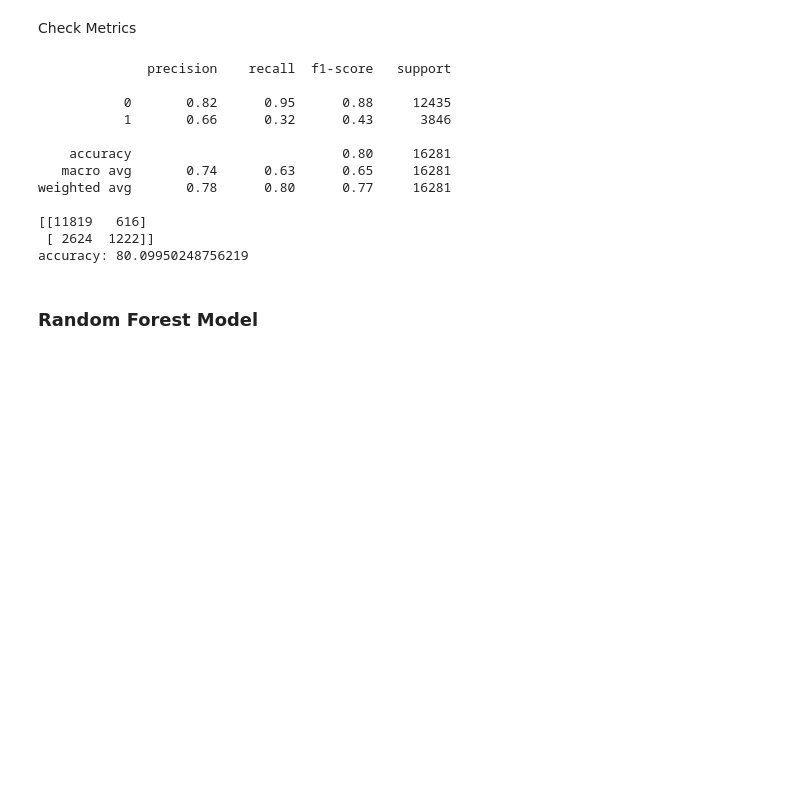
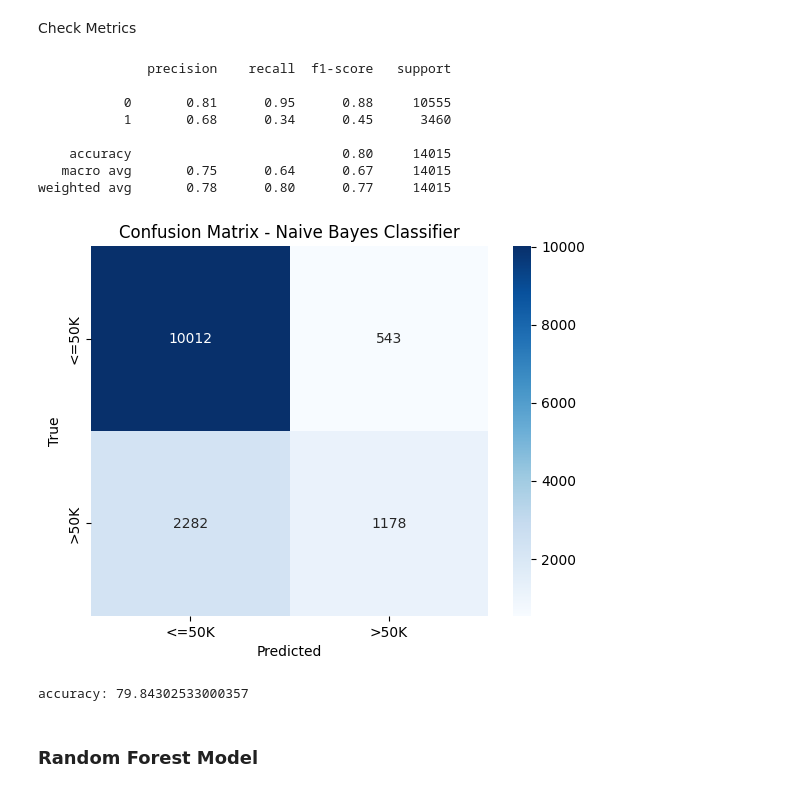
Before and after one commit to Rivi9/Adult-Census-Income-Prediction, a Jupyter notebook: PredictIncome.ipynb, the cells around one changed output. Saved outputs shown, nothing was run; the diff lists cells and outputs as text; code cells hidden in the pictures; blank space fills up the shorter version.

```diff
--- a/PredictIncome.ipynb
+++ b/PredictIncome.ipynb
@@ -103,8 +129,8 @@ traindf.head(20)
 # %% [markdown]
 Replace NaN values using ffill
 # %%
-traindf.ffill(inplace = True)
-traindf.head(20)
+df.ffill(inplace = True)
+df.head(20)
 # %% [output]
 |  | age | workclass | education-num | marital-status | occupation | relationship | race | sex | ... |
 | 0 | 39 | State-gov | 13 | Never-married | Adm-clerical | Not-in-family | White | Male | ... |
@@ -130,16 +156,16 @@ from sklearn.preprocessing import LabelEncoder
 le = LabelEncoder()
 
 # convert the string data into labels
-traindf['workclass'] = le.fit_transform(traindf['workclass'])
-traindf['marital-status'] = le.fit_transform(traindf['marital-status'])
-traindf['occupation'] = le.fit_transform(traindf['occupation'])
-traindf['relationship'] = le.fit_transform(traindf['relationship'])
-traindf['race'] = le.fit_transform(traindf['race'])
-traindf['sex'] = le.fit_transform(traindf['sex'])
-traindf['native-country'] = le.fit_transform(traindf['native-country'])
-traindf['income'] = le.fit_transform(traindf['income'])
+df['workclass'] = le.fit_transform(df['workclass'])
+df['marital-status'] = le.fit_transform(df['marital-status'])
+df['occupation'] = le.fit_transform(df['occupation'])
+df['relationship'] = le.fit_transform(df['relationship'])
+df['race'] = le.fit_transform(df['race'])
+df['sex'] = le.fit_transform(df['sex'])
+df['native-country'] = le.fit_transform(df['native-country'])
+df['income'] = le.fit_transform(df['income'])
 
-traindf.head()
+df.head()
 # %% [output]
 |  | age | workclass | education-num | marital-status | occupation | relationship | race | sex | ... |
 | 0 | 39 | 6 | 13 | 4 | 0 | 1 | 4 | 1 | ... |
@@ -156,5 +182,5 @@ sns.heatmap(traindf.corr())
 [figure]
 # %%
 # splitting x and y
-x_train=traindf.drop(['income'], axis = 1)
-y_train=traindf['income']
+x=df.drop(['income'], axis = 1)
+y=df['income']
@@ -243,3 +189,8 @@ y_test=testdf['income']
+# %%
+from sklearn.model_selection import train_test_split
+
+# (2/3 train, 3/1 test)
+x_train, x_test, y_train, y_test = train_test_split(x, y, test_size=0.33, random_state=9)
 # %% [markdown]
 ### Naive Bayes Model
 # %%
@@ -254,25 +205,33 @@ Check Metrics
 # %%
 from sklearn.metrics import classification_report
 from sklearn.metrics import confusion_matrix
 from sklearn.metrics import accuracy_score
 
 y_pred_gnb = gnb.predict(x_test)
 print(classification_report(y_test,y_pred_gnb))
-print(confusion_matrix(y_test,y_pred_gnb))
+# print(confusion_matrix(y_test,y_pred_gnb))
+
+# Plotting the Confusion Matrix
+plt.figure()
+sns.heatmap(confusion_matrix(y_test,y_pred_gnb), annot=True, fmt='d', cmap='Blues',
+            xticklabels=['<=50K', '>50K'], yticklabels=['<=50K', '>50K'])
+plt.title('Confusion Matrix - Naive Bayes Classifier')
+plt.ylabel('True')
+plt.xlabel('Predicted')
+plt.show()
+
 print(f'accuracy: {accuracy_score(y_test,y_pred_gnb)*100}')
 # %% [output]
               precision    recall  f1-score   support
 
-           0       0.82      0.95      0.88     12435
-           1       0.66      0.32      0.43      3846
+           0       0.81      0.95      0.88     10555
+           1       0.68      0.34      0.45      3460
 
-    accuracy                           0.80     16281
-   macro avg       0.74      0.63      0.65     16281
-weighted avg       0.78      0.80      0.77     16281
-
-[[11819   616]
- [ 2624  1222]]
-accuracy: 80.09950248756219
+    accuracy                           0.80     14015
+   macro avg       0.75      0.64      0.67     14015
+weighted avg       0.78      0.80      0.77     14015
+[figure, added]
+accuracy: 79.84302533000357
 # %% [markdown]
 ### Random Forest Model
 # %% [markdown]
```
Also changed, not shown: parts of 26 cells of this notebook.
